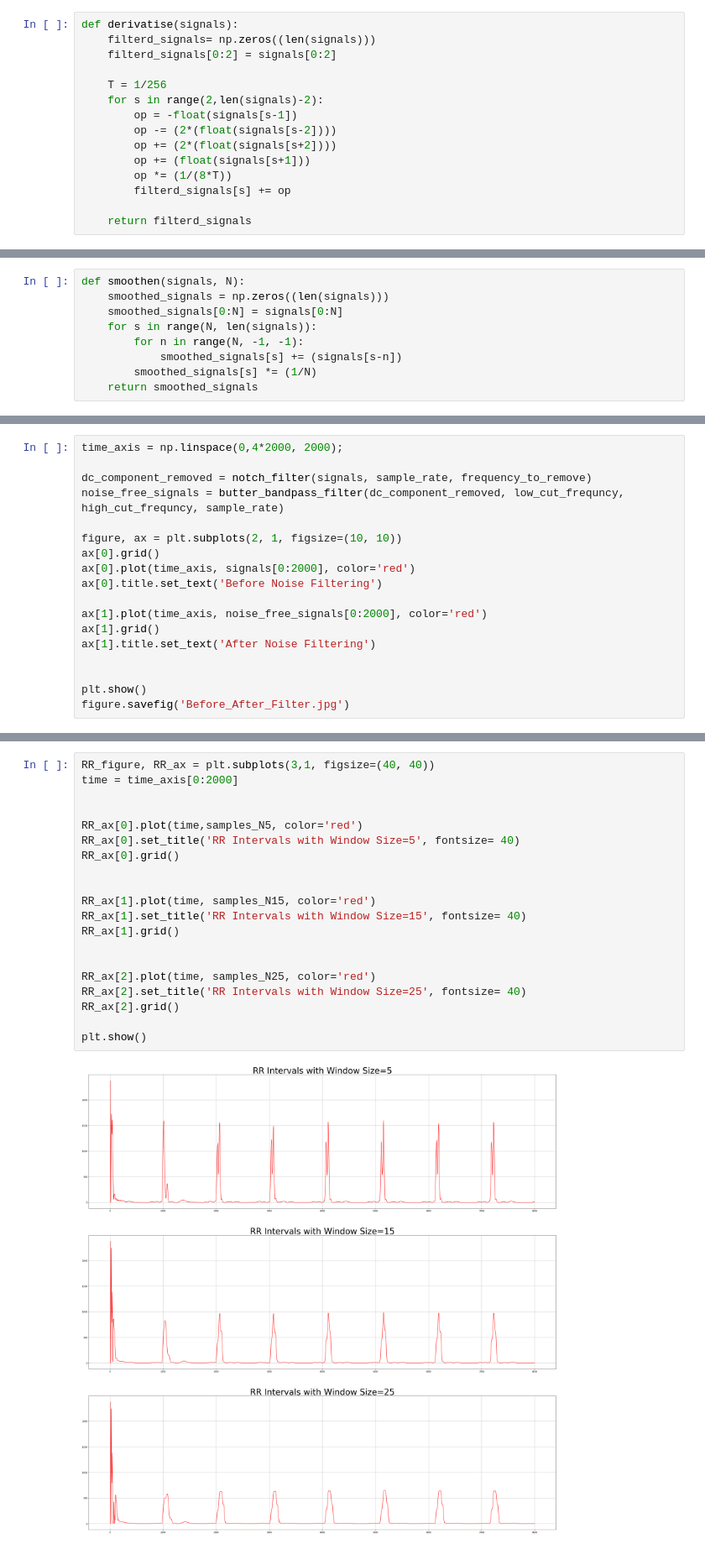
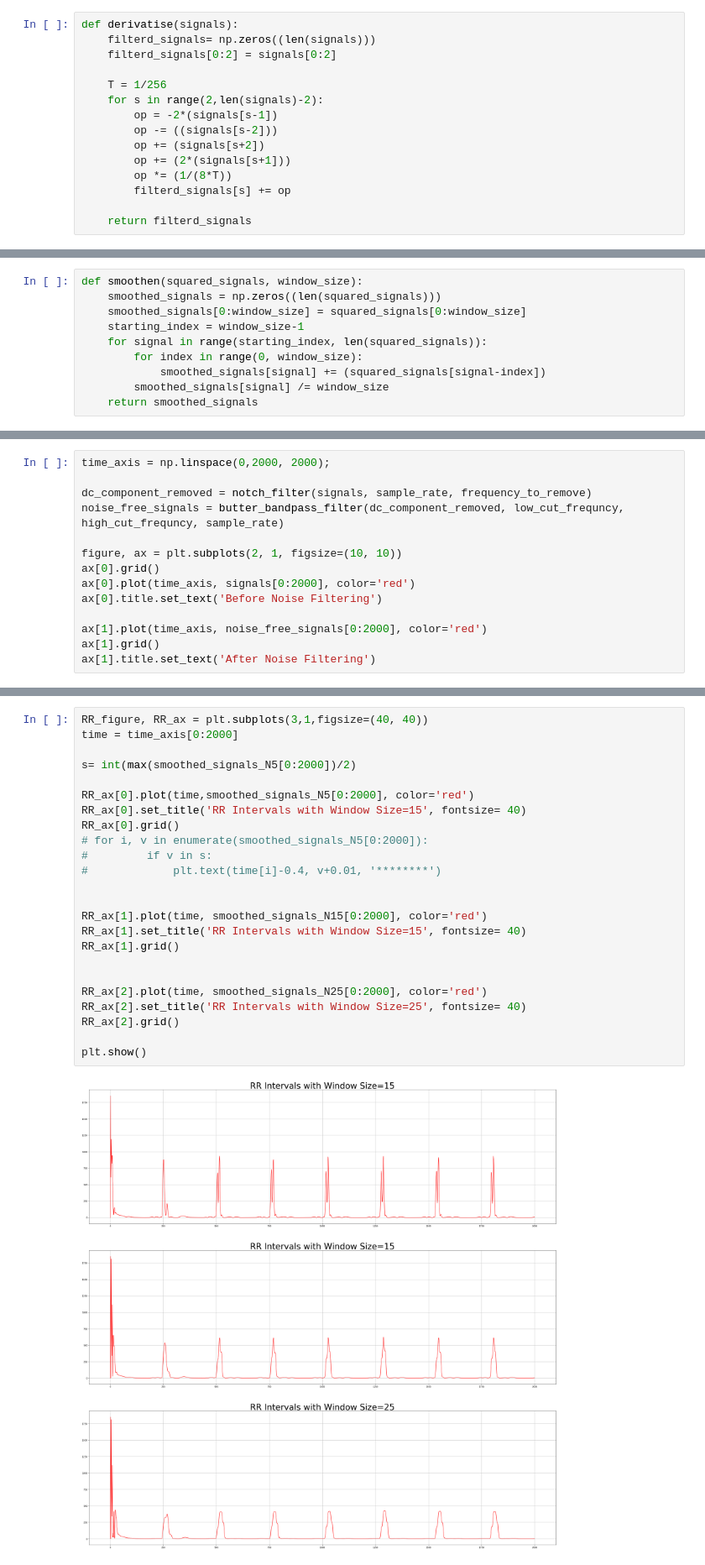
Before and after one commit to karifsn/Biomedical-Engineering, a Jupyter notebook: Assignment#1.ipynb, the cells around one changed output, grey strips where cells are left out. Shown at 84% size. Saved outputs shown, nothing was run; the diff lists cells and outputs as text.

```diff
--- a/Assignment#1.ipynb
+++ b/Assignment#1.ipynb
@@ -32,10 +32,10 @@ def derivatise(signals):
 
     T = 1/256
     for s in range(2,len(signals)-2):
-        op = -float(signals[s-1])
-        op -= (2*(float(signals[s-2])))
-        op += (2*(float(signals[s+2])))
-        op += (float(signals[s+1]))
+        op = -2*(signals[s-1])
+        op -= ((signals[s-2]))
+        op += (signals[s+2])
+        op += (2*(signals[s+1]))
         op *= (1/(8*T))
         filterd_signals[s] += op
 
@@ -47,12 +47,13 @@ def square(differentiated_signals):
         squared_signals.append(np.square(signal))
     return squared_signals
 # %%
-def smoothen(signals, N):
-    smoothed_signals = np.zeros((len(signals)))
-    smoothed_signals[0:N] = signals[0:N]
-    for s in range(N, len(signals)):
-        for n in range(N, -1, -1):
-            smoothed_signals[s] += (signals[s-n])
-        smoothed_signals[s] *= (1/N)
+def smoothen(squared_signals, window_size):
+    smoothed_signals = np.zeros((len(squared_signals)))
+    smoothed_signals[0:window_size] = squared_signals[0:window_size]
+    starting_index = window_size-1
+    for signal in range(starting_index, len(squared_signals)):
+        for index in range(0, window_size):
+            smoothed_signals[signal] += (squared_signals[signal-index])
+        smoothed_signals[signal] /= window_size
     return smoothed_signals
 # %%
@@ -120,7 +139,7 @@ window_size_5 = 5
 window_size_15 = 15
 window_size_25 = 25
 # %%
-time_axis = np.linspace(0,4*2000, 2000);
+time_axis = np.linspace(0,2000, 2000);
 
 dc_component_removed = notch_filter(signals, sample_rate, frequency_to_remove)
 noise_free_signals = butter_bandpass_filter(dc_component_removed, low_cut_frequncy, high_cut_frequncy, sample_rate)
@@ -133,10 +152,6 @@ ax[0].title.set_text('Before Noise Filtering')
 ax[1].plot(time_axis, noise_free_signals[0:2000], color='red')
 ax[1].grid()
 ax[1].title.set_text('After Noise Filtering')
-
-
-plt.show()
-figure.savefig('Before_After_Filter.jpg')
 # %% [output]
 [figure]
 # %% [markdown]
@@ -167,22 +182,26 @@ R_N25_indices = R_peaks_indices(smoothed_signals_N25, threshold_N25)[0:2000]
 # %%
-RR_figure, RR_ax = plt.subplots(3,1, figsize=(40, 40))
+RR_figure, RR_ax = plt.subplots(3,1,figsize=(40, 40))
 time = time_axis[0:2000]
 
+s= int(max(smoothed_signals_N5[0:2000])/2)
 
-RR_ax[0].plot(time,samples_N5, color='red')
-RR_ax[0].set_title('RR Intervals with Window Size=5', fontsize= 40)
+RR_ax[0].plot(time,smoothed_signals_N5[0:2000], color='red')
+RR_ax[0].set_title('RR Intervals with Window Size=15', fontsize= 40)
 RR_ax[0].grid()
+# for i, v in enumerate(smoothed_signals_N5[0:2000]):
+#         if v in s:
+#             plt.text(time[i]-0.4, v+0.01, '********')
 
 
-RR_ax[1].plot(time, samples_N15, color='red')
+RR_ax[1].plot(time, smoothed_signals_N15[0:2000], color='red')
 RR_ax[1].set_title('RR Intervals with Window Size=15', fontsize= 40)
 RR_ax[1].grid()
 
 
-RR_ax[2].plot(time, samples_N25, color='red')
+RR_ax[2].plot(time, smoothed_signals_N25[0:2000], color='red')
 RR_ax[2].set_title('RR Intervals with Window Size=25', fontsize= 40)
 RR_ax[2].grid()
 
 plt.show()
 # %% [output]
-[figure, old version]
+[figure, new version]
```
Also changed, not shown: parts of 11 cells of this notebook.
